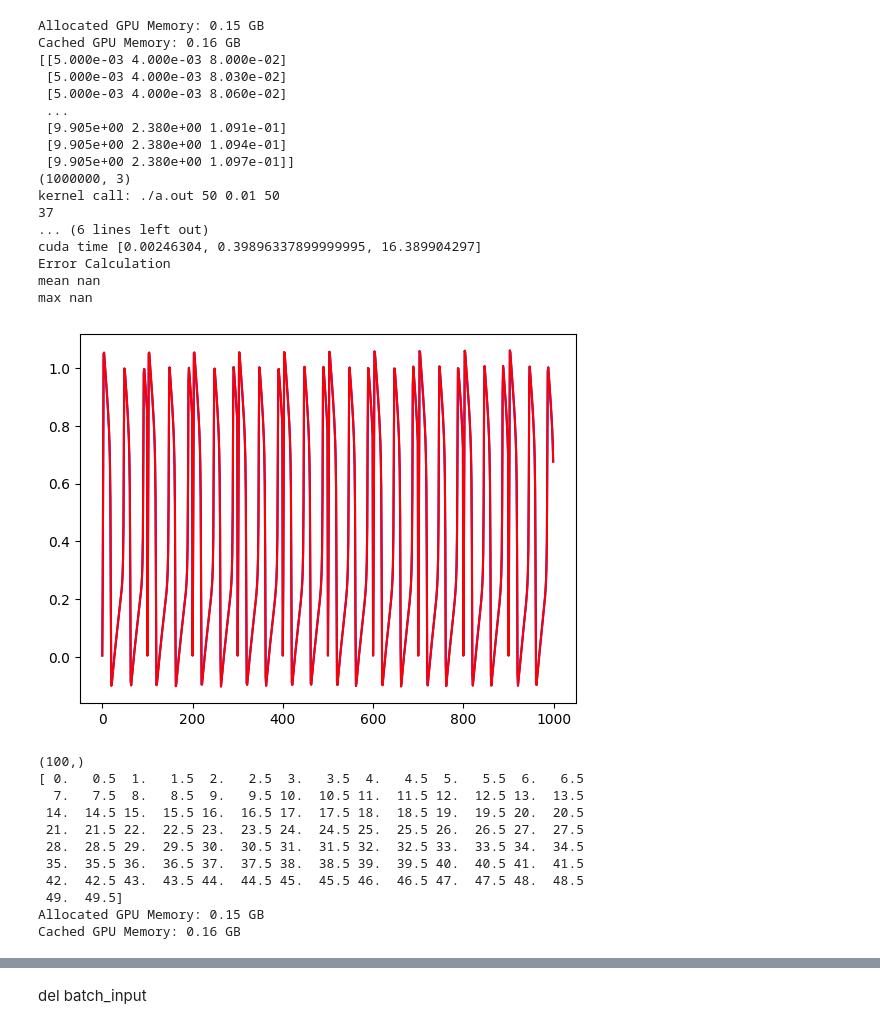
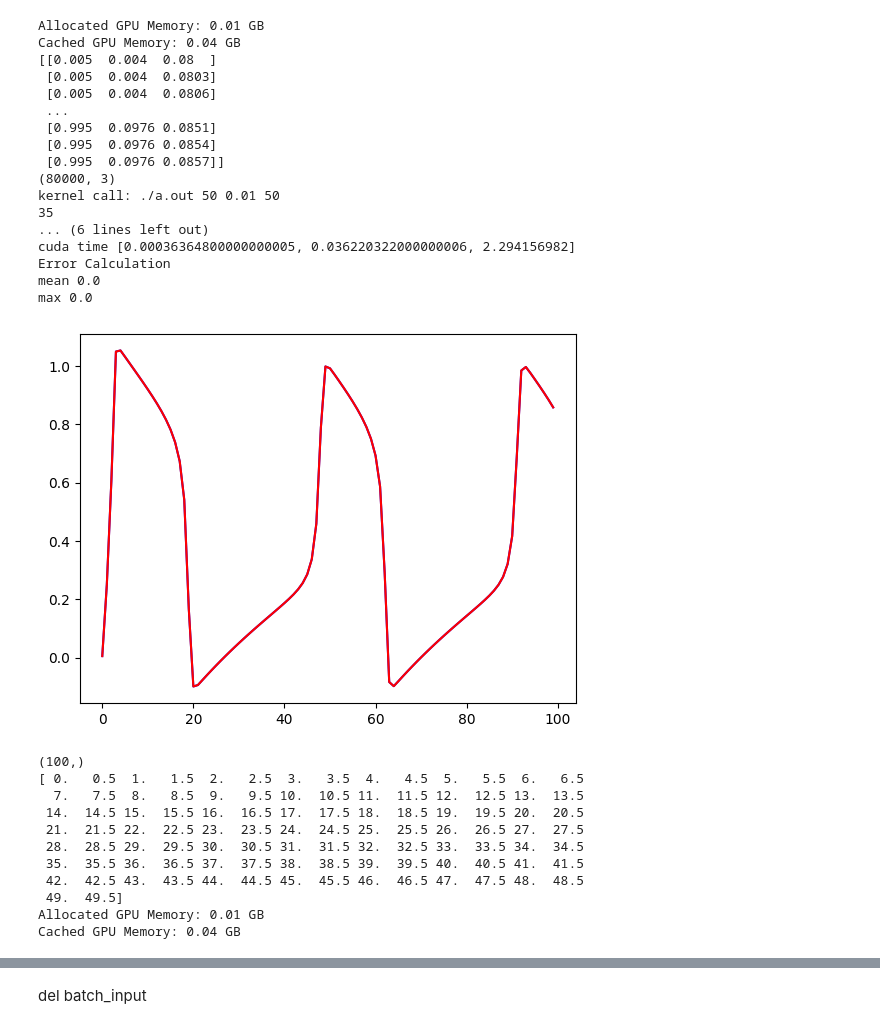
Before and after one commit to ybwerneck/inference_TensorRT, a Jupyter notebook: pred.ipynb, the cells around one changed output, grey strips where cells are left out. Drawn from its saved outputs; the diff is of its cells as text; code cells hidden in the pictures.

```diff
--- a/pred.ipynb
+++ b/pred.ipynb
@@ -250,14 +355,11 @@ Net(
 # %%
-gc.collect()
-torch.cuda.empty_cache()
 
 print_gpu_memory()
 from itertools import product
-gc.collect()
 torch.cuda.empty_cache()
-krange = [(0.08 + 0.003 * i * 0.1) for i in range(0, 100)]
-vrange = [(0.004 + 0.2 * i * 0.12) for i in range(0, 100)]
-urange = [(0.005 + 0.1 * i * 1) for i in range(0, 100)]
+krange = [(0.08 + 0.003 * i * 0.1) for i in range(0, 20)]
+vrange = [(0.004 + 0.02 * i * 0.12) for i in range(0, 40)]
+urange = [(0.005 + 0.01 * i * 1) for i in range(0, 100)]
 
 
 param_list = np.array(list(product(urange,vrange, krange )))
@@ -303,50 +405,50 @@ e=((u_ref-u_num)**2)**(1/2)
 print("mean",np.mean(e))
 m=np.max(e)
 print("max",m)
-plt.plot(u_ref[:1000],"b")
-plt.plot(u_num[:1000],"r")
+plt.plot(u_ref[:100],"b")
+plt.plot(u_num[:100],"r")
 
 plt.show()
 
 t=np.array(t).flatten()
 print(np.shape(t))
 
 print(t)
 param_list = []
 
 for u in urange:
     for v in vrange:
             for k in krange:
                 for T in t:
                     param_list.append([T,u,v,k])
 
 
 
 
 
 x0=np.array(param_list)
 #print(x0)
 #print(x0)
 print_gpu_memory()
 # %% [output]
-Allocated GPU Memory: 0.15 GB
-Cached GPU Memory: 0.16 GB
-[[5.000e-03 4.000e-03 8.000e-02]
- [5.000e-03 4.000e-03 8.030e-02]
- [5.000e-03 4.000e-03 8.060e-02]
+Allocated GPU Memory: 0.01 GB
+Cached GPU Memory: 0.04 GB
+[[0.005  0.004  0.08  ]
+ [0.005  0.004  0.0803]
+ [0.005  0.004  0.0806]
  ...
- [9.905e+00 2.380e+00 1.091e-01]
- [9.905e+00 2.380e+00 1.094e-01]
- [9.905e+00 2.380e+00 1.097e-01]]
-(1000000, 3)
+ [0.995  0.0976 0.0851]
+ [0.995  0.0976 0.0854]
+ [0.995  0.0976 0.0857]]
+(80000, 3)
 kernel call: ./a.out 50 0.01 50
-37
+35
 ... (6 lines left out)
-cuda time [0.00246304, 0.39896337899999995, 16.389904297]
+cuda time [0.00036364800000000005, 0.036220322000000006, 2.294156982]
 Error Calculation
-mean nan
-max nan
+mean 0.0
+max 0.0
-[figure, old version]
+[figure, new version]
 (100,)
 [ 0.   0.5  1.   1.5  2.   2.5  3.   3.5  4.   4.5  5.   5.5  6.   6.5
   7.   7.5  8.   8.5  9.   9.5 10.  10.5 11.  11.5 12.  12.5 13.  13.5
@@ -356,6 +458,6 @@ max nan
  35.  35.5 36.  36.5 37.  37.5 38.  38.5 39.  39.5 40.  40.5 41.  41.5
  42.  42.5 43.  43.5 44.  44.5 45.  45.5 46.  46.5 47.  47.5 48.  48.5
  49.  49.5]
-Allocated GPU Memory: 0.15 GB
-Cached GPU Memory: 0.16 GB
+Allocated GPU Memory: 0.01 GB
+Cached GPU Memory: 0.04 GB
 # %%
```
Also changed, not shown: parts of 13 cells of this notebook, 22 other files.
